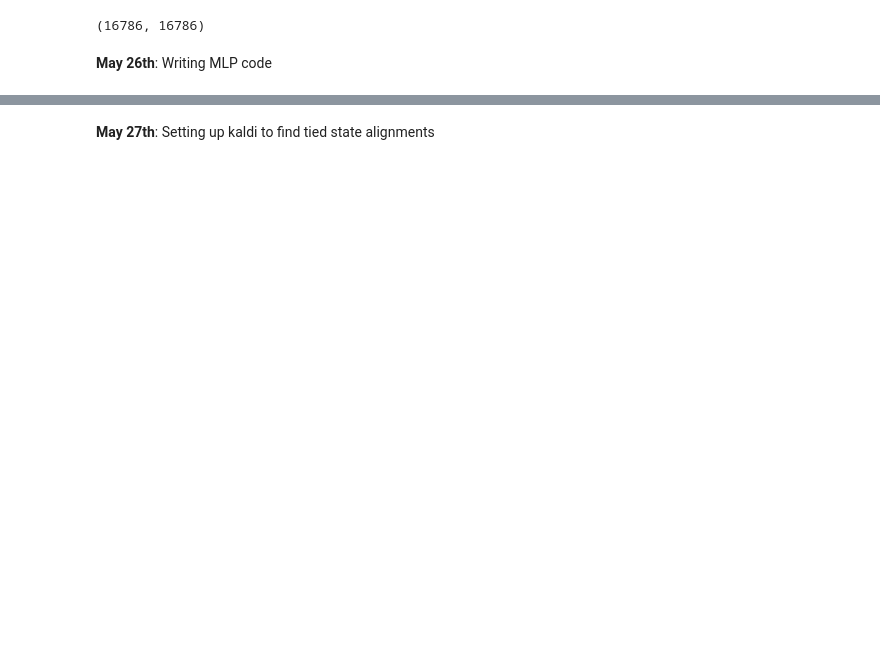
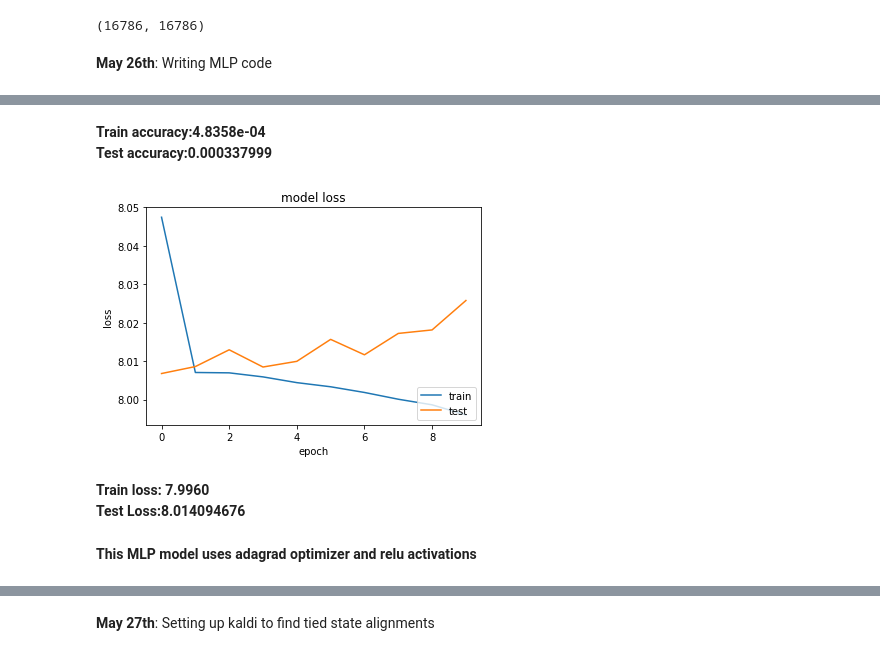
Before and after one commit to vagrawal/gsoc-progress, a Jupyter notebook: habdullah/Notes.ipynb, the cells around one changed output, grey strips where cells are left out. Cells and saved outputs as stored; diff of their text form; code cells hidden in the pictures; blank space fills up the shorter version.

```diff
--- a/habdullah/Notes.ipynb
+++ b/habdullah/Notes.ipynb
@@ -149,0 +274,17 @@ print(hist.history.keys())
+# %% [markdown]
+**Train accuracy:4.8358e-04 <br>Test accuracy:0.000337999**
+# %%
+plt.plot(hist2.history['loss'])
+plt.title('model loss')
+plt.plot(hist2.history['val_loss'])
+plt.ylabel('loss')
+plt.xlabel('epoch')
+plt.legend(['train','test'],loc='lower right')
+plt.show()
+plt.savefig('mlp_1mill_rmsprop_loss.png')
+# %% [output]
+[figure, added]
+# %% [markdown]
+**Train loss: 7.9960<br>Test Loss:8.014094676**
+# %% [markdown]
+**This MLP model uses adagrad optimizer and relu activations**
```
Also changed, not shown: parts of 42 cells of this notebook, 6 other files.
